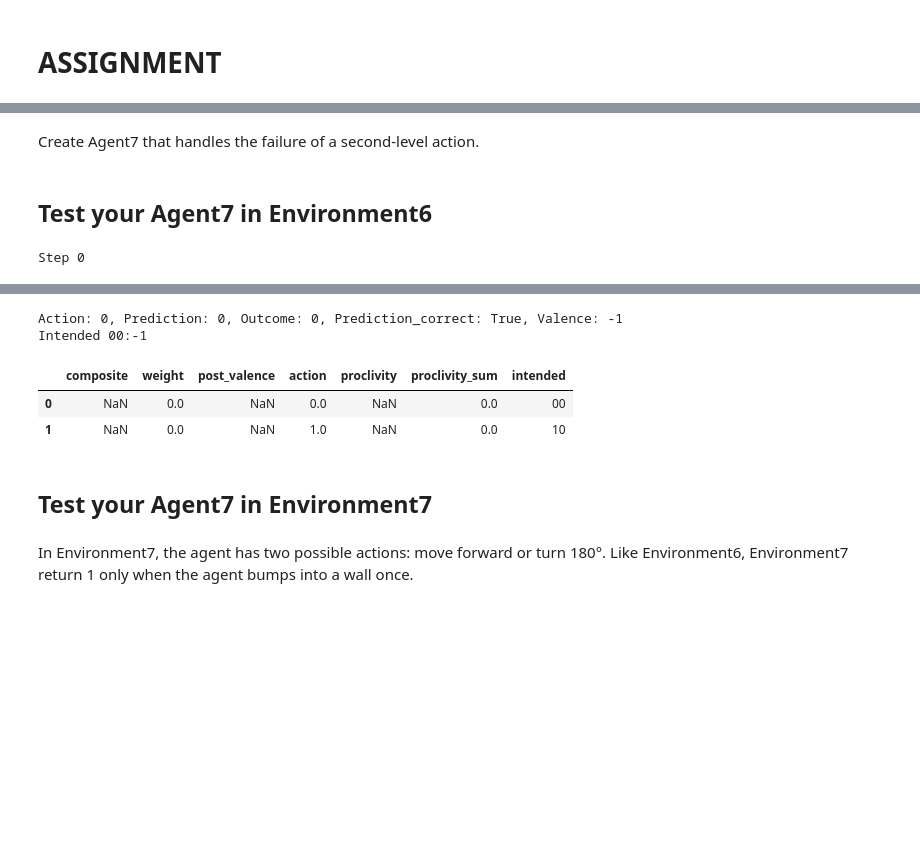
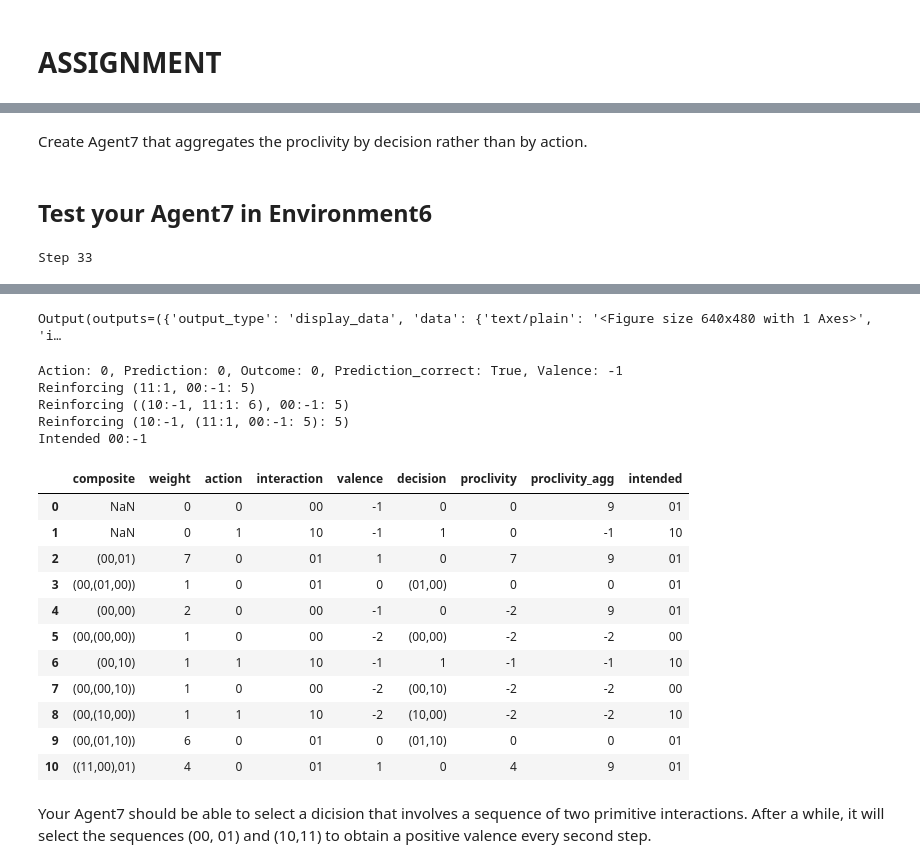
Before and after one commit to PetiteIA/schema_mechanism, a Jupyter notebook: notebooks/agent7.ipynb, the cells around one changed output, grey strips where cells are left out. Saved outputs shown, nothing was run; the diff lists cells and outputs as text; code cells hidden in the pictures; blank space fills up the shorter version.

Commit message:
Agent7.ipynb ready

```diff
--- a/notebooks/agent7.ipynb
+++ b/notebooks/agent7.ipynb
@@ -70,7 +78,11 @@ class CompositeInteraction:
     def get_action(self):
         """Return the action of the pre interaction"""
         return self.key()
-        return self.pre_interaction.get_action()
+        # return self.pre_interaction.get_action()
+
+    def get_primitive_action(self):
+        """Return the primite action"""
+        return self.pre_interaction.get_primitive_action()
 
     def get_valence(self):
         """Return the valence of the pre_interaction plus the valence of the post_interaction"""
@@ -88,6 +100,10 @@ class CompositeInteraction:
         """Return the key of the pre_interaction"""
         return self.pre_interaction.pre_key()
 
+    def get_primitive_series(self):
+        """"Return the list of primitive keys"""
+        return self.pre_interaction.get_primitive_series() + self.post_interaction.get_primitive_series()
+
     def __str__(self):
         """ Print the interaction in the Newick tree format (pre_interaction, post_interaction: valence) """
         return f"({self.pre_interaction}, {self.post_interaction}: {self.weight})"
@@ -219,37 +277,37 @@ class Environment6:
         self.grid = np.array([[1, 0, 0, 1]])
         self.position = 1
 
-    def outcome(self, action):
+    def outcome(self, _action):
         """Take the action and generate the next outcome """
-        if action == 0:
+        if _action == 0:
             # Move left
             if self.position > 1:
                 # No bump
                 self.position -= 1
                 self.grid[0, 3] = 1
-                outcome = 0
+                _outcome = 0
             elif self.grid[0, 0] == 1:
                 # First bump
-                outcome = 1
+                _outcome = 1
                 self.grid[0, 0] = 2
             else:
                 # Subsequent bumps
-                outcome = 0
+                _outcome = 0
         else:
             # Move right
             if self.position < 2:
                 # No bump
                 self.position += 1
                 self.grid[0, 0] = 1
-                outcome = 0
+                _outcome = 0
             elif self.grid[0, 3] == 1:
                 # First bump
-                outcome = 1
+                _outcome = 1
                 self.grid[0, 3] = 2
             else:
                 # Subsequent bumps
-                outcome = 0
-        return outcome
+                _outcome = 0
+        return _outcome
 
     def display(self):
         """Display the grid"""
@@ -356,10 +381,18 @@ in which $A_k$ is the set of activated composite interactions proposing $s$ up t
 # %% [markdown]
-Create Agent7 that handles the failure of a second-level action.
+Create Agent7 that aggregates the proclivity by decision rather than by action.
 # %%
 class Agent7(Agent):
-    def learn(self):
-        # Implement the learning mechanism of Agent6 here
-        pass
+    # *** Modify to aggregate by decision rather than by action***
+    def aggregate_propositions(self):
+        """Aggregate the proclivity"""
+        grouped_df = self.proposed_df.groupby('action').agg({'proclivity': 'sum'}).reset_index()
+        self.proposed_df = self.proposed_df.merge(grouped_df, on='action', suffixes=('', '_agg'))
+
+        # Find the most probable primitive interaction for each action
+        max_weight_df = self.proposed_df.loc[self.proposed_df.groupby('action')['weight'].idxmax(), ['action', 'interaction']].reset_index(
+            drop=True)
+        max_weight_df.columns = ['action', 'intended']
+        self.proposed_df = self.proposed_df.merge(max_weight_df, on='action')
 # %% [markdown]
 ## Test your Agent7 in Environment6
 # %%
@@ -386,6 +419,6 @@ e.display()
 display(out)
 action = a.action(outcome)
 outcome = e.outcome(action)
-a.selection_df[['composite', 'weight', 'post_valence', 'action', 'proclivity', 'proclivity_sum', 'intended']]
+a.proposed_df
 # %% [output]
-Step 0
+Step 33
@@ -393,10 +425,21 @@ Step 0
-Action: 0, Prediction: 0, Outcome: 0, Prediction_correct: True, Valence: -1
-Intended 00:-1
+Output(outputs=({'output_type': 'display_data', 'data': {'text/plain': '<Figure size 640x480 with 1 Axes>', 'i…
+Action: 0, Prediction: 0, Outcome: 0, Prediction_correct: True, Valence: -1
+Reinforcing (11:1, 00:-1: 5)
+Reinforcing ((10:-1, 11:1: 6), 00:-1: 5)
+Reinforcing (10:-1, (11:1, 00:-1: 5): 5)
+Intended 00:-1
-|  | composite | weight | post_valence | action | proclivity | proclivity_sum | intended |
-| 0 | NaN | 0.0 | NaN | 0.0 | NaN | 0.0 | 00 |
-| 1 | NaN | 0.0 | NaN | 1.0 | NaN | 0.0 | 10 |
+|  | composite | weight | action | interaction | valence | decision | proclivity | proclivity_agg | intended |
+| 0 | NaN | 0 | 0 | 00 | -1 | 0 | 0 | 9 | 01 |
+| 1 | NaN | 0 | 1 | 10 | -1 | 1 | 0 | -1 | 10 |
+| 2 | (00,01) | 7 | 0 | 01 | 1 | 0 | 7 | 9 | 01 |
+| 3 | (00,(01,00)) | 1 | 0 | 01 | 0 | (01,00) | 0 | 0 | 01 |
+| 4 | (00,00) | 2 | 0 | 00 | -1 | 0 | -2 | 9 | 01 |
+| 5 | (00,(00,00)) | 1 | 0 | 00 | -2 | (00,00) | -2 | -2 | 00 |
+| 6 | (00,10) | 1 | 1 | 10 | -1 | 1 | -1 | -1 | 10 |
+| 7 | (00,(00,10)) | 1 | 0 | 00 | -2 | (00,10) | -2 | -2 | 00 |
+| 8 | (00,(10,00)) | 1 | 1 | 10 | -2 | (10,00) | -2 | -2 | 10 |
+| 9 | (00,(01,10)) | 6 | 0 | 01 | 0 | (01,10) | 0 | 0 | 01 |
+| 10 | ((11,00),01) | 4 | 0 | 01 | 1 | 0 | 4 | 9 | 01 |
-# %% [markdown]
-## Test your Agent7 in Environment7
 # %% [markdown]
-In Environment7, the agent has two possible actions: move forward or turn 180°.
-Like Environment6, Environment7 return 1 only when the agent bumps into a wall once.
+Your Agent7 should be able to select a dicision that involves a sequence of two primitive interactions.
+After a while, it will select the sequences (00, 01) and (10,11) to obtain a positive valence every second step.
```
Also changed, not shown: parts of 27 cells of this notebook, 4 other files.
